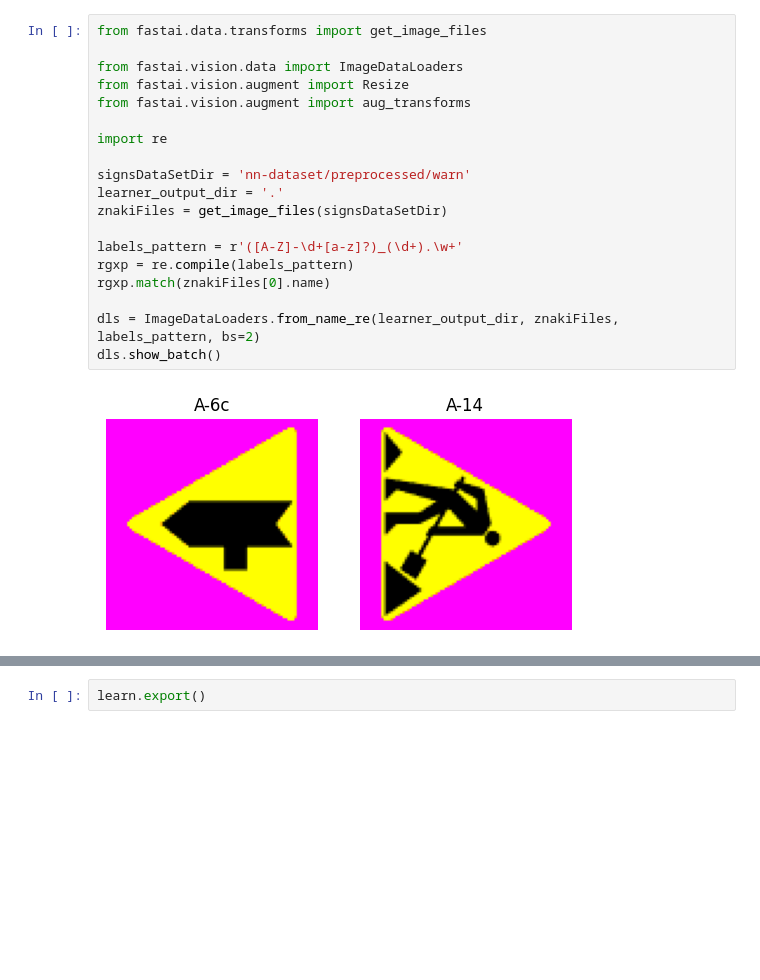
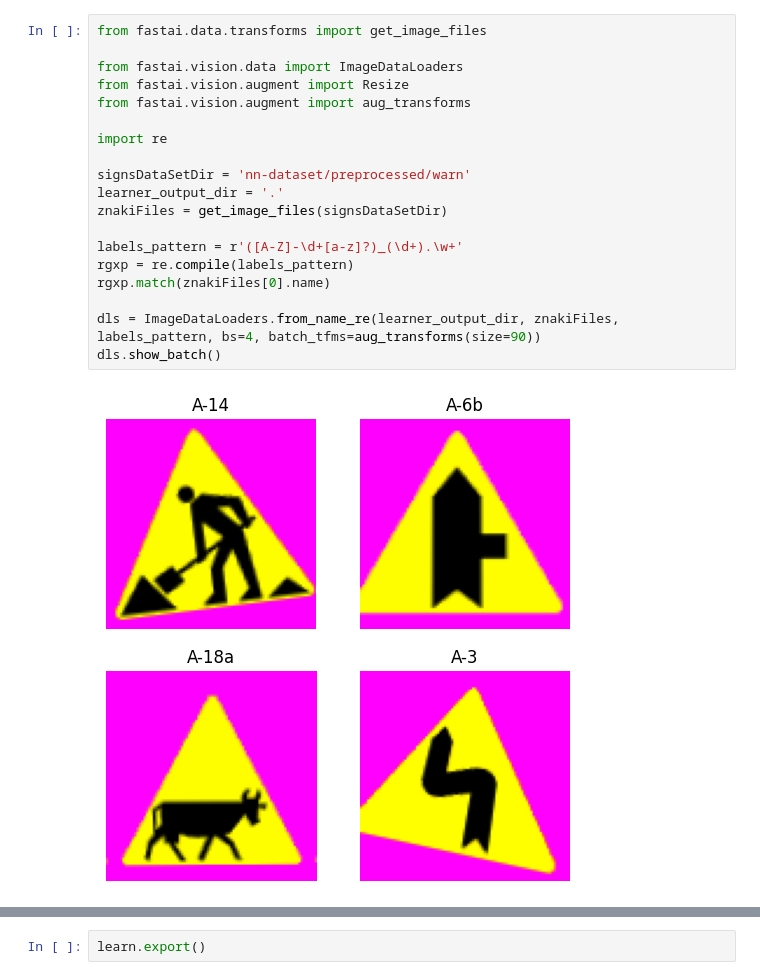
Before and after one commit to Javolins/road-sign-checker, a Jupyter notebook: ai/sign-classificators/learner_v2.ipynb, the cells around one changed output, grey strips where cells are left out. Cells and saved outputs as stored; diff of their text form; blank space fills up the shorter version.

```diff
--- a/ai/sign-classificators/learner_v2.ipynb
+++ b/ai/sign-classificators/learner_v2.ipynb
@@ -1,24 +1,24 @@
 # %%
 from fastai.data.transforms import get_image_files
 
 from fastai.vision.data import ImageDataLoaders
 from fastai.vision.augment import Resize
 from fastai.vision.augment import aug_transforms
 
 import re
 
 signsDataSetDir = 'nn-dataset/preprocessed/warn'
 learner_output_dir = '.'
 znakiFiles = get_image_files(signsDataSetDir)
 
 labels_pattern = r'([A-Z]-\d+[a-z]?)_(\d+).\w+'
 rgxp = re.compile(labels_pattern)
 rgxp.match(znakiFiles[0].name)
 
-dls = ImageDataLoaders.from_name_re(learner_output_dir, znakiFiles, labels_pattern, bs=2)
+dls = ImageDataLoaders.from_name_re(learner_output_dir, znakiFiles, labels_pattern, bs=4, batch_tfms=aug_transforms(size=90))
 dls.show_batch()
 # %% [output]
-[figure, old version]
+[figure, new version]
 # %%
 from fastai.vision.all import *
 learn = vision_learner(dls, resnet18, metrics=error_rate)
```
Also changed, not shown: parts of 3 cells of this notebook, 1 other file.
